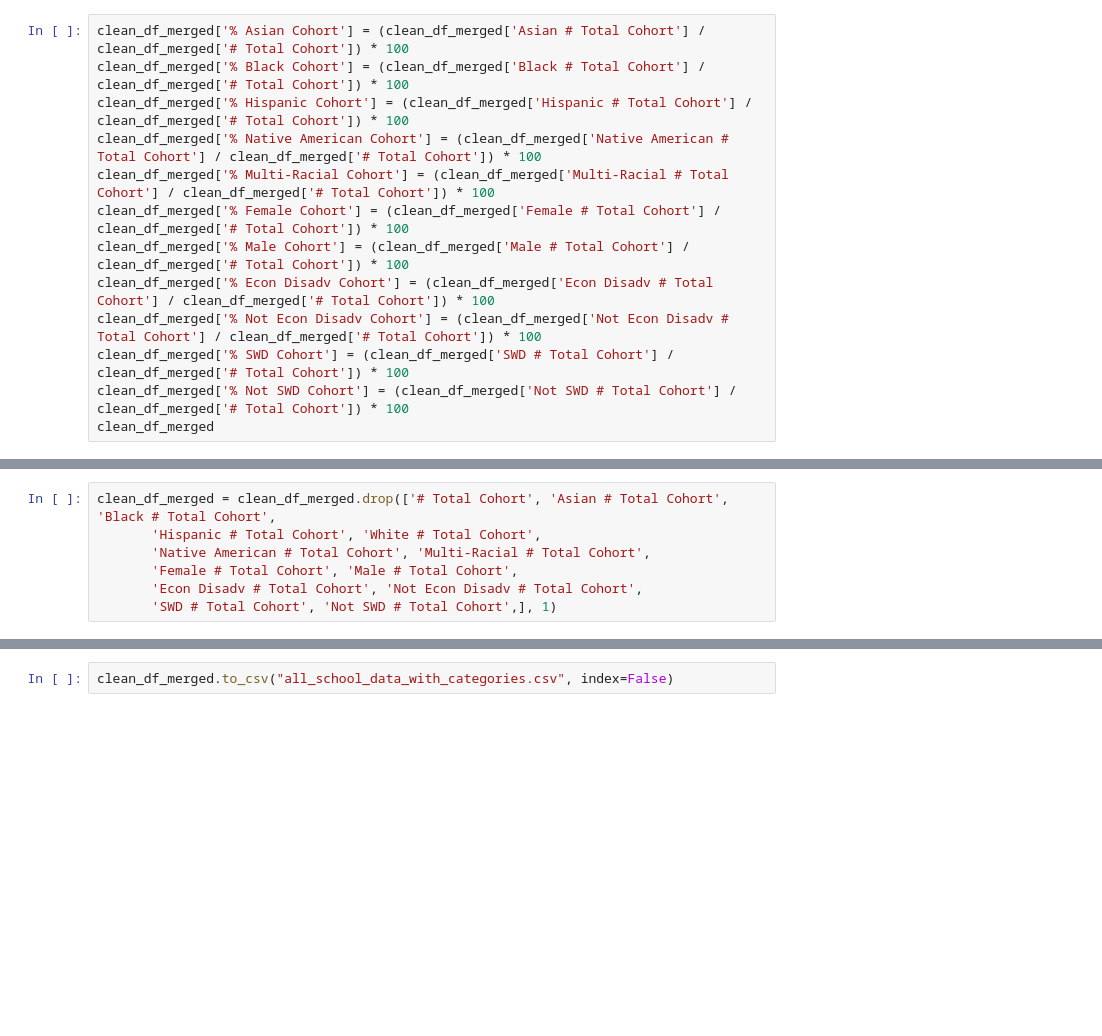
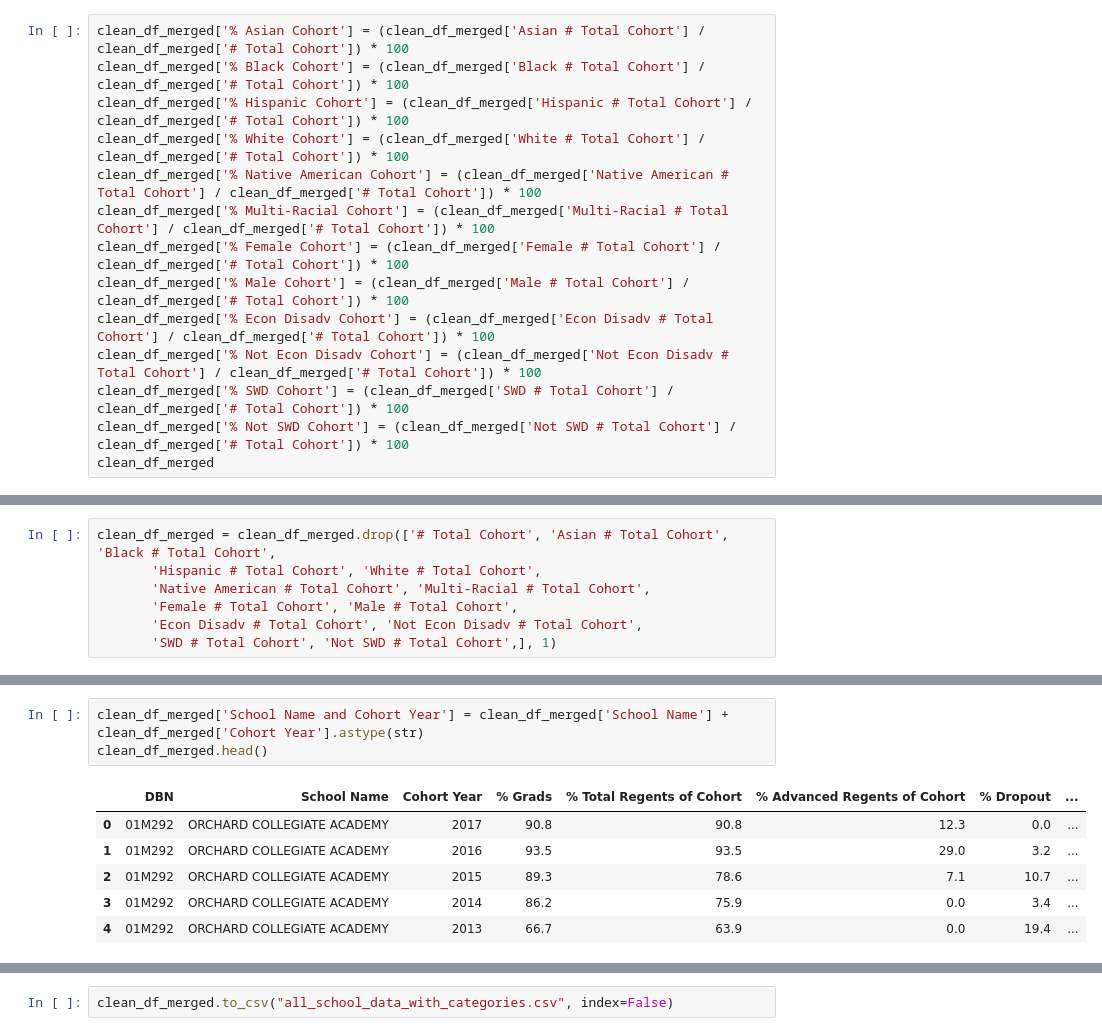
Before and after one commit to es2681/group_project, a Jupyter notebook: Transformed Data Tables/Merged_All_Tables_And_Categories.ipynb, the cells around one changed output, grey strips where cells are left out. Drawn from its saved outputs; the diff is of its cells as text; blank space fills up the shorter version.

```diff
--- a/Transformed Data Tables/Merged_All_Tables_And_Categories.ipynb
+++ b/Transformed Data Tables/Merged_All_Tables_And_Categories.ipynb
@@ -395,6 +395,7 @@ dtype: object
 clean_df_merged['% Asian Cohort'] = (clean_df_merged['Asian # Total Cohort'] / clean_df_merged['# Total Cohort']) * 100
 clean_df_merged['% Black Cohort'] = (clean_df_merged['Black # Total Cohort'] / clean_df_merged['# Total Cohort']) * 100
 clean_df_merged['% Hispanic Cohort'] = (clean_df_merged['Hispanic # Total Cohort'] / clean_df_merged['# Total Cohort']) * 100
+clean_df_merged['% White Cohort'] = (clean_df_merged['White # Total Cohort'] / clean_df_merged['# Total Cohort']) * 100
 clean_df_merged['% Native American Cohort'] = (clean_df_merged['Native American # Total Cohort'] / clean_df_merged['# Total Cohort']) * 100
 clean_df_merged['% Multi-Racial Cohort'] = (clean_df_merged['Multi-Racial # Total Cohort'] / clean_df_merged['# Total Cohort']) * 100
 clean_df_merged['% Female Cohort'] = (clean_df_merged['Female # Total Cohort'] / clean_df_merged['# Total Cohort']) * 100
@@ -465,0 +467,10 @@ clean_df_merged
+# %%
+clean_df_merged['School Name and Cohort Year'] = clean_df_merged['School Name'] + clean_df_merged['Cohort Year'].astype(str)
+clean_df_merged.head()
+# %% [output]
+|  | DBN | School Name | Cohort Year | % Grads | % Total Regents of Cohort | % Advanced Regents of Cohort | % Dropout | ... |
+| 0 | 01M292 | ORCHARD COLLEGIATE ACADEMY | 2017 | 90.8 | 90.8 | 12.3 | 0.0 | ... |
+| 1 | 01M292 | ORCHARD COLLEGIATE ACADEMY | 2016 | 93.5 | 93.5 | 29.0 | 3.2 | ... |
+| 2 | 01M292 | ORCHARD COLLEGIATE ACADEMY | 2015 | 89.3 | 78.6 | 7.1 | 10.7 | ... |
+| 3 | 01M292 | ORCHARD COLLEGIATE ACADEMY | 2014 | 86.2 | 75.9 | 0.0 | 3.4 | ... |
+| 4 | 01M292 | ORCHARD COLLEGIATE ACADEMY | 2013 | 66.7 | 63.9 | 0.0 | 19.4 | ... |
```
Also changed, not shown: parts of 5 cells of this notebook.
